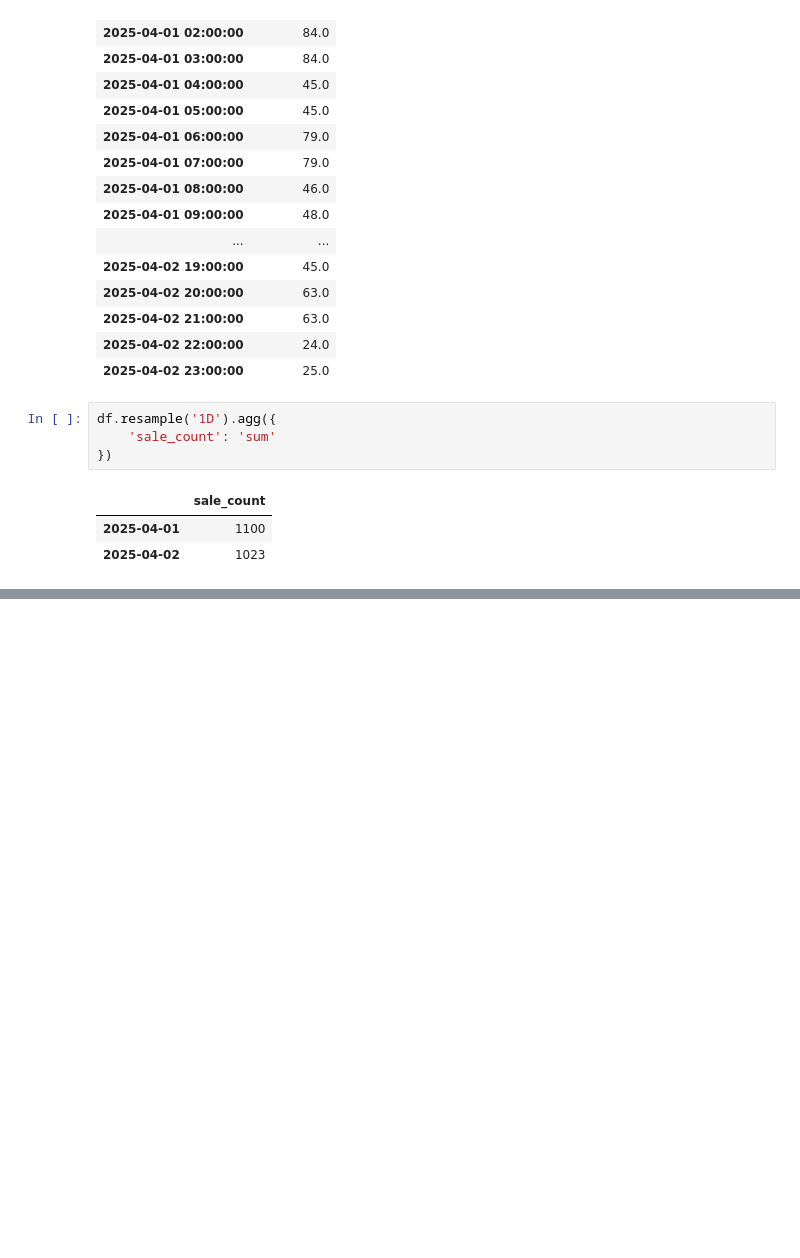
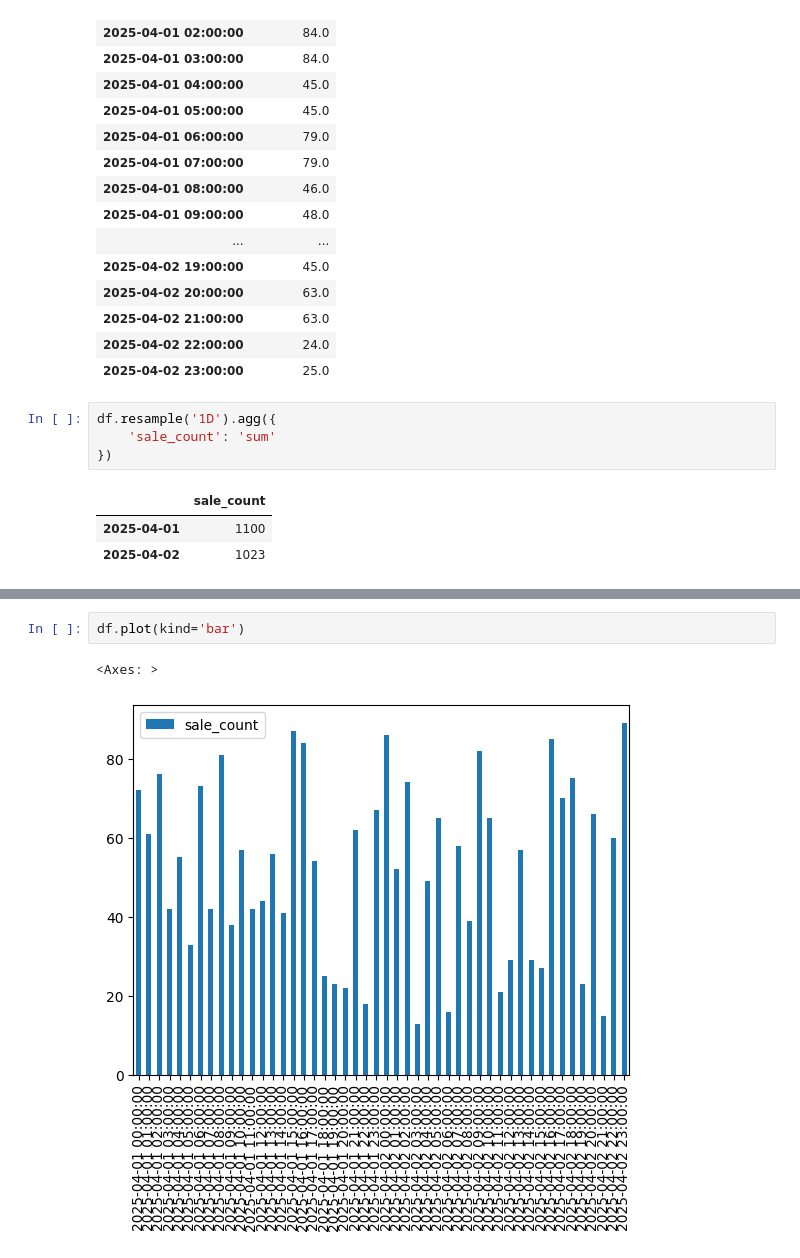
Before and after one commit to Mmd4LIFE/000-quera-bc, a Jupyter notebook: 02-pandas/pandas_intro.ipynb, the cells around one changed output, grey strips where cells are left out. Cells and saved outputs as stored; diff of their text form; blank space fills up the shorter version.

```diff
--- a/02-pandas/pandas_intro.ipynb
+++ b/02-pandas/pandas_intro.ipynb
@@ -889,0 +1046,5 @@ df.resample('1D').agg({
+# %%
+df.plot(kind='bar')
+# %% [output]
+<Axes: >
+[figure, added]
```
Also changed, not shown: parts of 16 cells of this notebook, 3 other files.
